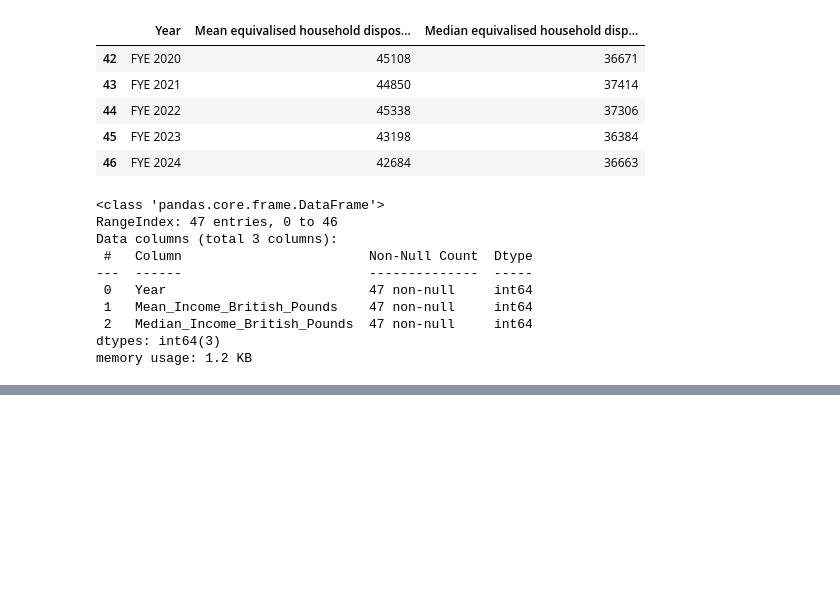
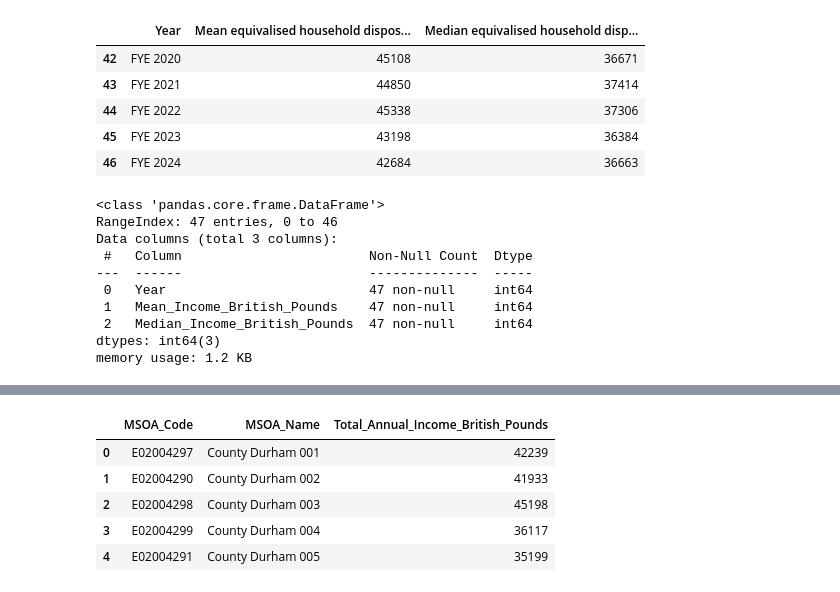
Before and after one commit to Sevinda-Herath/Predictive-Policing-in-the-London-Metropolitan-Police-District, a Jupyter notebook: main.ipynb, the cells around one changed output, grey strips where cells are left out. Cells and saved outputs as stored; diff of their text form; code cells hidden in the pictures; blank space fills up the shorter version.

```diff
--- a/main.ipynb
+++ b/main.ipynb
@@ -870,0 +1618,13 @@ median_1977_2024_income.tail()
+# %%
+Income_Data_2021_Simple = Income_Data_2020_Simple.copy()
+Income_Data_2021_Simple.loc[:, "Total_Annual_Income_British_Pounds"] = (
+    Income_Data_2020_Simple["Total_Annual_Income_British_Pounds"] * 1.02026
+).round().astype(int)
+Income_Data_2021_Simple.head()
+# %% [output]
+|  | MSOA_Code | MSOA_Name | Total_Annual_Income_British_Pounds |
+| 0 | E02004297 | County Durham 001 | 42239 |
+| 1 | E02004290 | County Durham 002 | 41933 |
+| 2 | E02004298 | County Durham 003 | 45198 |
+| 3 | E02004299 | County Durham 004 | 36117 |
+| 4 | E02004291 | County Durham 005 | 35199 |
```
Also changed, not shown: parts of 90 cells of this notebook.
